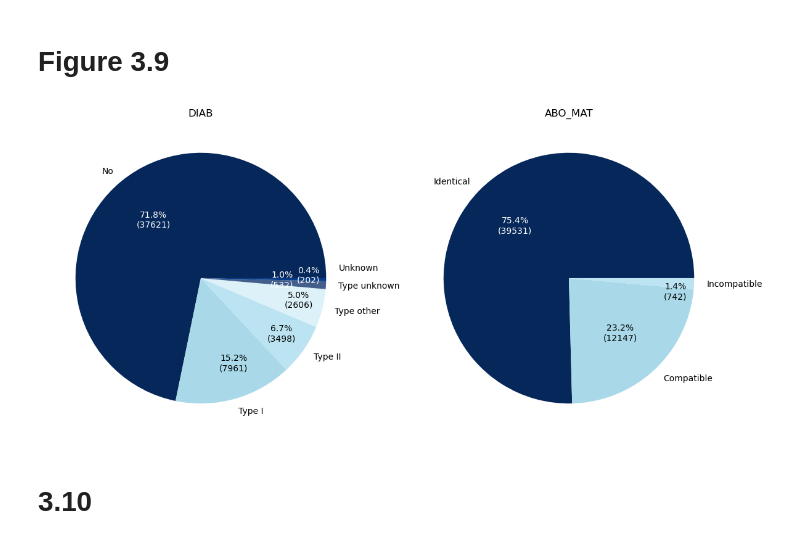
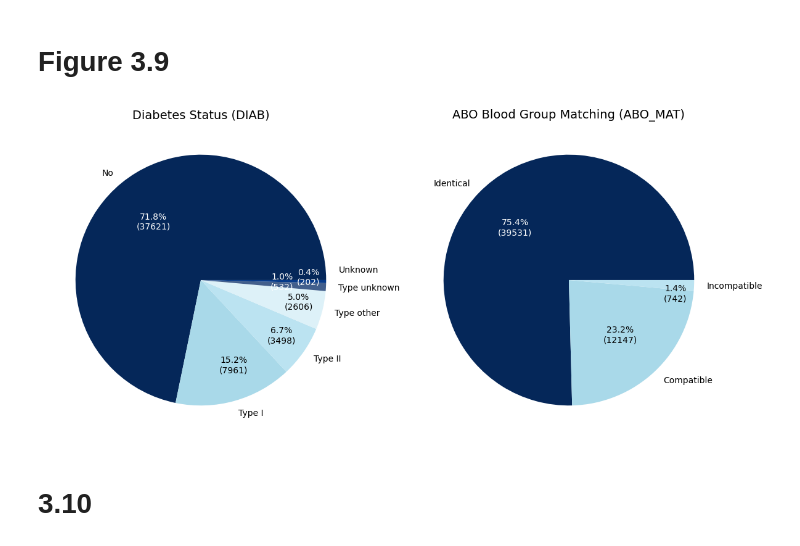
Before and after one commit to krllstdn/BachelorProject, a Jupyter notebook: Code/data_analysis.ipynb, the cells around one changed output. Drawn from its saved outputs; the diff is of its cells as text; code cells hidden in the pictures.

```diff
--- a/Code/data_analysis.ipynb
+++ b/Code/data_analysis.ipynb
@@ -564,17 +870,8 @@ np_table = np_table.to_latex(caption="Frequency of N/P Variables in Living Donor
 # %%
 import matplotlib.pyplot as plt
 
-# Create a figure and two subplots
 fig, (ax2, ax3) = plt.subplots(1, 2, figsize=(12, 6))
-# fig, (ax1, ax2, ax3) = plt.subplots(1, 3, figsize=(11, 6))
 
-
-# # Plot on the first subplot
-# deceased_counts = living['GENDER'].value_counts()
-# ax1.pie(deceased_counts, labels=get_living_cat_feature_values('GENDER'), autopct='%1.1f%%', colors=colors)
-# ax1.set_title('GENDER')
-
-# Plot on the second subplot
 diab = living["DIAB"].value_counts()
 patches, texts, autotexts1 = ax2.pie(
     diab,
@@ -583,67 +880,59 @@ patches, texts, autotexts1 = ax2.pie(
     colors=colors,
 )
 texts[-1]._y = 0.08
-ax2.set_title("DIAB")
+ax2.set_title("Diabetes Status (DIAB)", fontsize=14)
 
 for i, autotext in enumerate(autotexts1):
     if i == 0:
         autotext.set_color("white")
-    if i == len(autotexts1) - 1:  # Last category
-        # autotext.set_fontsize(16)
+    if i == len(autotexts1) - 1:
         autotext.set_color("white")
         autotext.set_position(
-            (autotext.get_position()[0]+0.26, autotext.get_position()[1]+0.03)
+            (autotext.get_position()[0] + 0.26, autotext.get_position()[1] + 0.03)
         )
-    if i == len(autotexts1) - 2:  # Last category
-        # autotext.set_fontsize(16)
+    if i == len(autotexts1) - 2:
         autotext.set_color("white")
         autotext.set_position(
-            (autotext.get_position()[0]+0.05, autotext.get_position()[1]+0.02)
+            (autotext.get_position()[0] + 0.05, autotext.get_position()[1] + 0.02)
         )
-    if i == len(autotexts1) - 3:  # Last category
-        # autotext.set_fontsize(16)
-        # autotext.set_color("white")
+    if i == len(autotexts1) - 3:
         autotext.set_position(
-            (autotext.get_position()[0]+0.2, autotext.get_position()[1]-0.029)
+            (autotext.get_position()[0] + 0.2, autotext.get_position()[1] - 0.029)
         )
-    if i == len(autotexts1) - 4:  # Last category
-        # autotext.set_fontsize(16)
-        # autotext.set_color("white")
+    if i == len(autotexts1) - 4:
         autotext.set_position(
-            (autotext.get_position()[0]+0.15, autotext.get_position()[1]-0.1)
+            (autotext.get_position()[0] + 0.15, autotext.get_position()[1] - 0.1)
         )
-    if i == len(autotexts1) - 5:  # Last category
-        # autotext.set_fontsize(16)
-        # autotext.set_color("white")
+    if i == len(autotexts1) - 5:
         autotext.set_position(
-            (autotext.get_position()[0]+0.1, autotext.get_position()[1]-0.1)
+            (autotext.get_position()[0] + 0.1, autotext.get_position()[1] - 0.1)
         )
 
 abo = living["ABO_MAT"].value_counts()
 patches, texts, autotexts2 = ax3.pie(
     abo,
     labels=get_living_cat_feature_values("ABO_MAT"),
     autopct=lambda pct: custom_autopct(pct, abo),
     colors=colors,
 )
-ax3.set_title("ABO_MAT")
+ax3.set_title("ABO Blood Group Matching (ABO_MAT)", fontsize=14)
 
 for i, autotext in enumerate(autotexts2):
     if i == 0:
         autotext.set_color("white")
     elif i == 2:
         autotext.set_color("black")
         autotext.set_position(
-            (autotext.get_position()[0]+0.25, autotext.get_position()[1]-0.08)
+            (autotext.get_position()[0] + 0.25, autotext.get_position()[1] - 0.08)
         )
 
 path = "../Thesis/Images/EDA/"
-plt.savefig(path + "diab-abo-living-pie.pdf", bbox_inches='tight')
+plt.savefig(path + "diab-abo-living-pie.pdf", bbox_inches="tight")
 
 plt.tight_layout()
 plt.show()
 # %% [output]
-[figure, old version]
+[figure, new version]
 # %%
 def get_living_donor_ty_values():
     living_file = "../Application/models/coxnet_living_desc.json"
```
Also changed, not shown: parts of 46 cells of this notebook, 14 other files.
